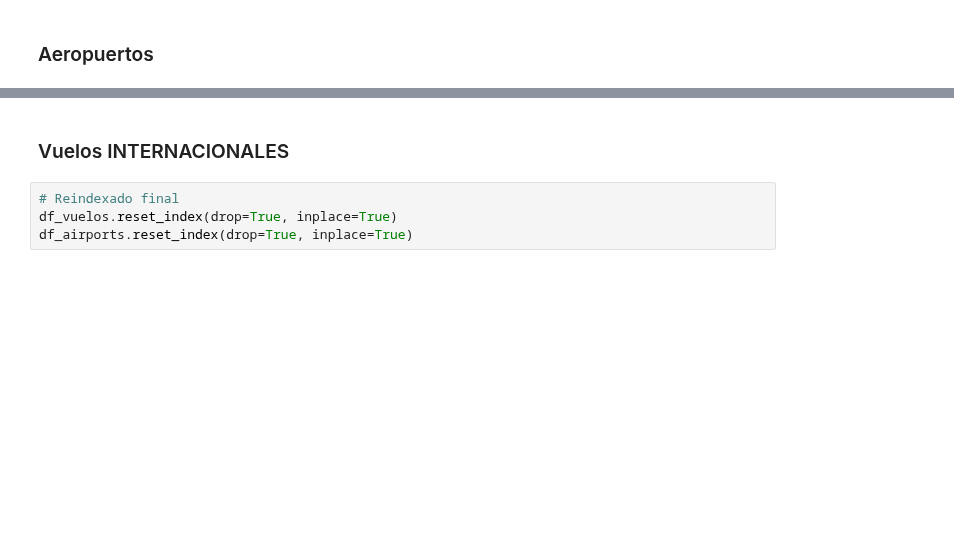
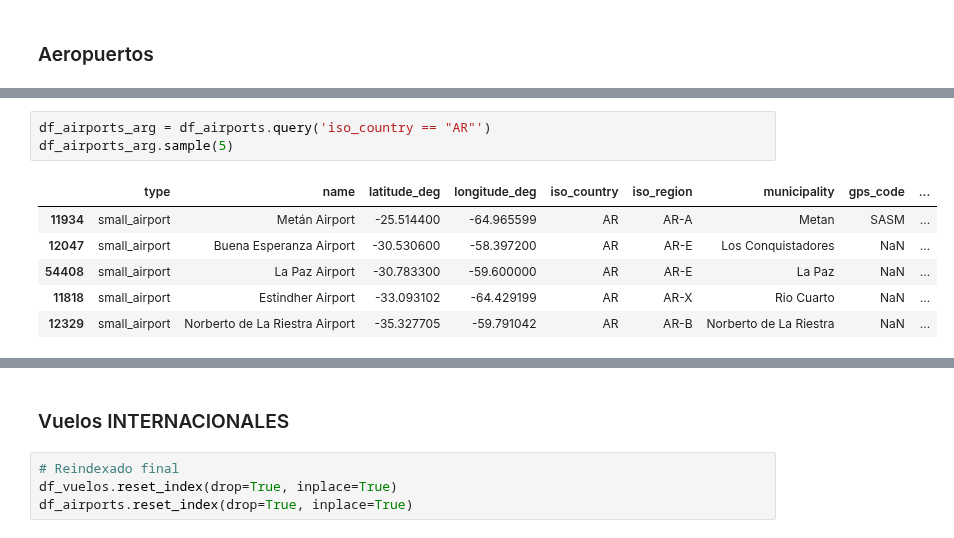
Before and after one commit to omanofx/portfolio, a Jupyter notebook: vuelos_anac/vuelos_anac_arg.ipynb, the cells around one changed output, grey strips where cells are left out. Saved outputs shown, nothing was run; the diff lists cells and outputs as text; blank space fills up the shorter version.

```diff
--- a/vuelos_anac/vuelos_anac_arg.ipynb
+++ b/vuelos_anac/vuelos_anac_arg.ipynb
@@ -974 +953,11 @@ df_pruebas.sample(5)
+# %%
+df_airports_arg = df_airports.query('iso_country == "AR"')
+df_airports_arg.sample(5)
+# %% [output]
+|  | type | name | latitude_deg | longitude_deg | iso_country | iso_region | municipality | gps_code | ... |
+| 11934 | small_airport | Metán Airport | -25.514400 | -64.965599 | AR | AR-A | Metan | SASM | ... |
+| 12047 | small_airport | Buena Esperanza Airport | -30.530600 | -58.397200 | AR | AR-E | Los Conquistadores | NaN | ... |
+| 54408 | small_airport | La Paz Airport | -30.783300 | -59.600000 | AR | AR-E | La Paz | NaN | ... |
+| 11818 | small_airport | Estindher Airport | -33.093102 | -64.429199 | AR | AR-X | Rio Cuarto | NaN | ... |
+| 12329 | small_airport | Norberto de La Riestra Airport | -35.327705 | -59.791042 | AR | AR-B | Norberto de La Riestra | NaN | ... |
 # %%
```
Also changed, not shown: parts of 25 cells of this notebook.
